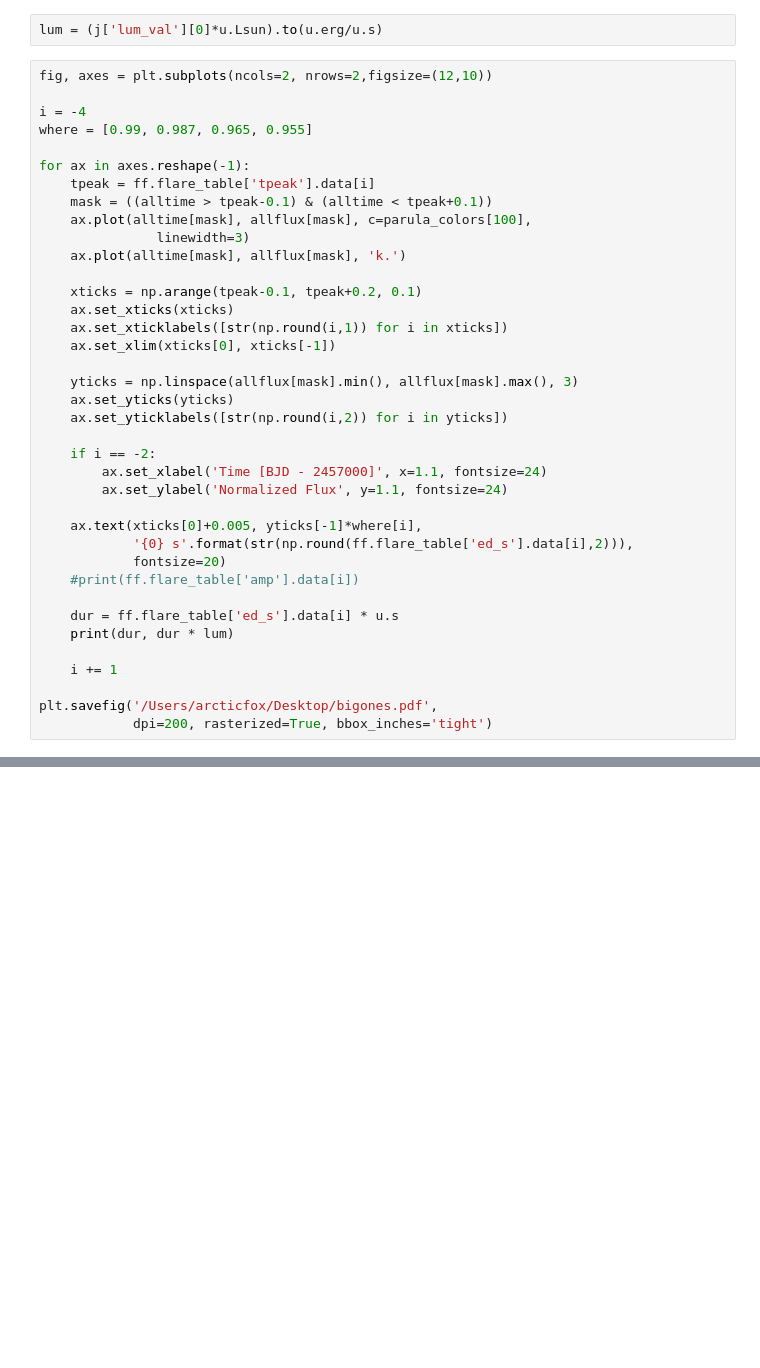
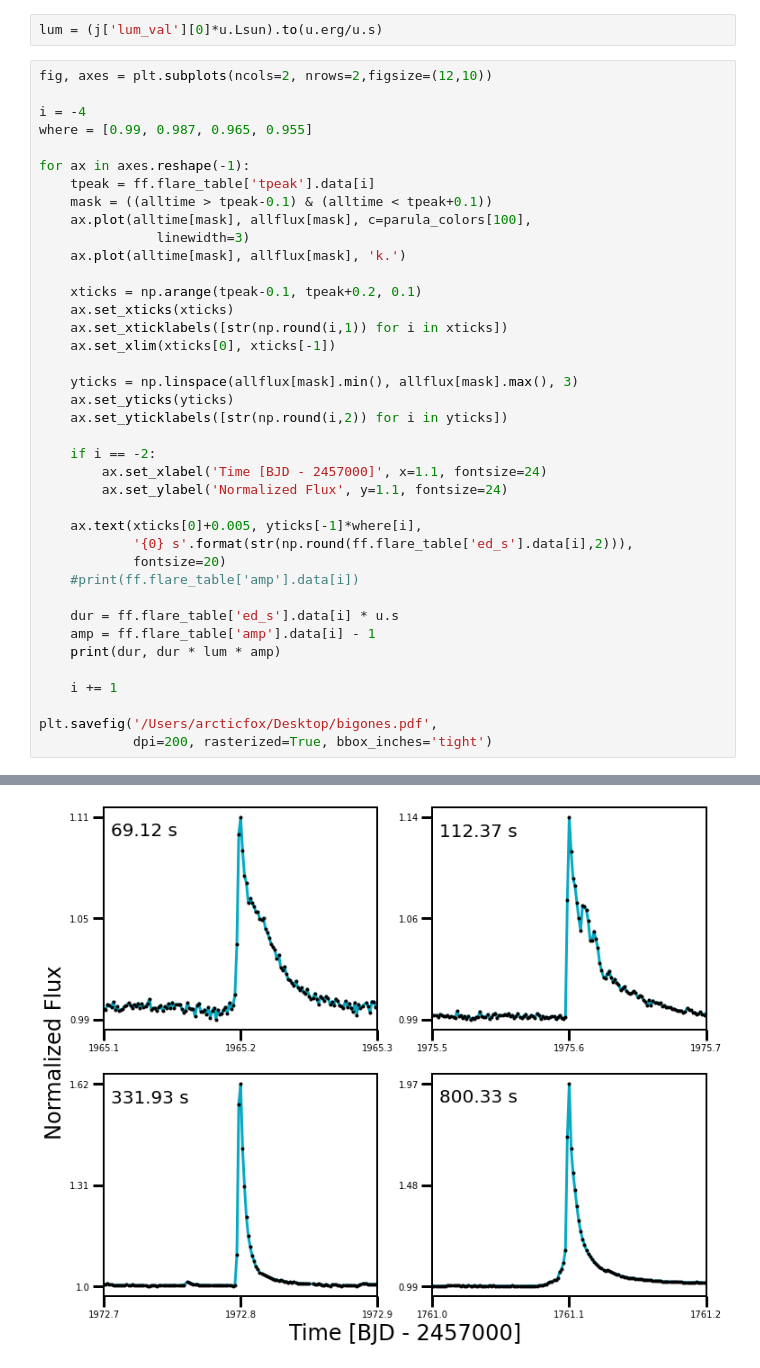
Before and after one commit to benjaminpope/mtv, a Jupyter notebook: notebooks/crdra_stella_analysis.ipynb, the cells around one changed output, grey strips where cells are left out. Saved outputs shown, nothing was run; the diff lists cells and outputs as text; blank space fills up the shorter version.

```diff
--- a/notebooks/crdra_stella_analysis.ipynb
+++ b/notebooks/crdra_stella_analysis.ipynb
@@ -375,9 +423,11 @@ for ax in axes.reshape(-1):
     #print(ff.flare_table['amp'].data[i])
 
     dur = ff.flare_table['ed_s'].data[i] * u.s
-    print(dur, dur * lum)
+    amp = ff.flare_table['amp'].data[i] - 1
+    print(dur, dur * lum * amp)
 
     i += 1
 
 plt.savefig('/Users/arcticfox/Desktop/bigones.pdf',
             dpi=200, rasterized=True, bbox_inches='tight')
+# %% [output]
@@ -383,0 +438 @@ plt.savefig('/Users/arcticfox/Desktop/bigones.pdf',
+[figure, added]
```
Also changed, not shown: parts of 26 cells of this notebook.
